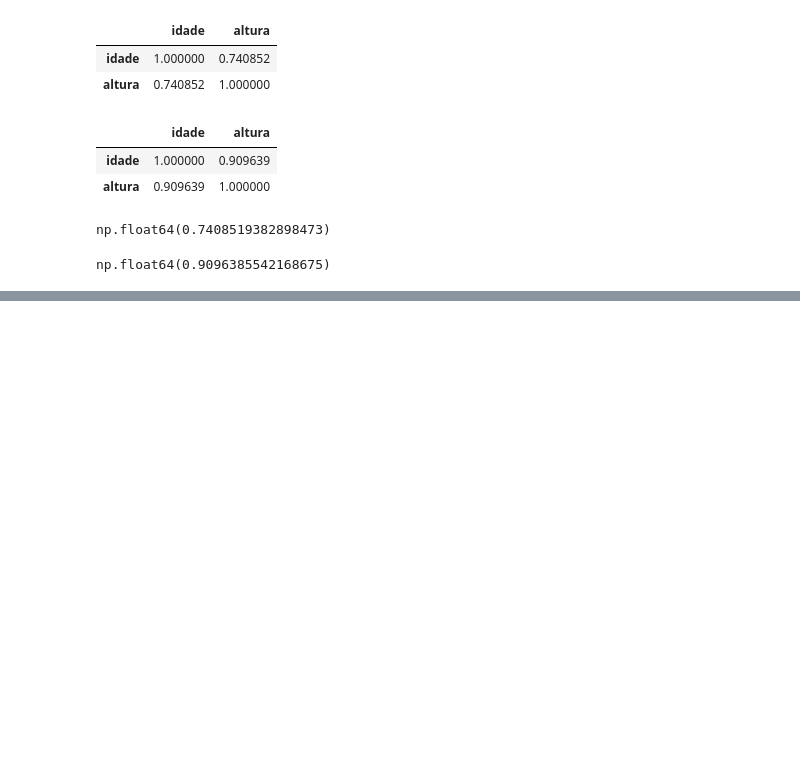
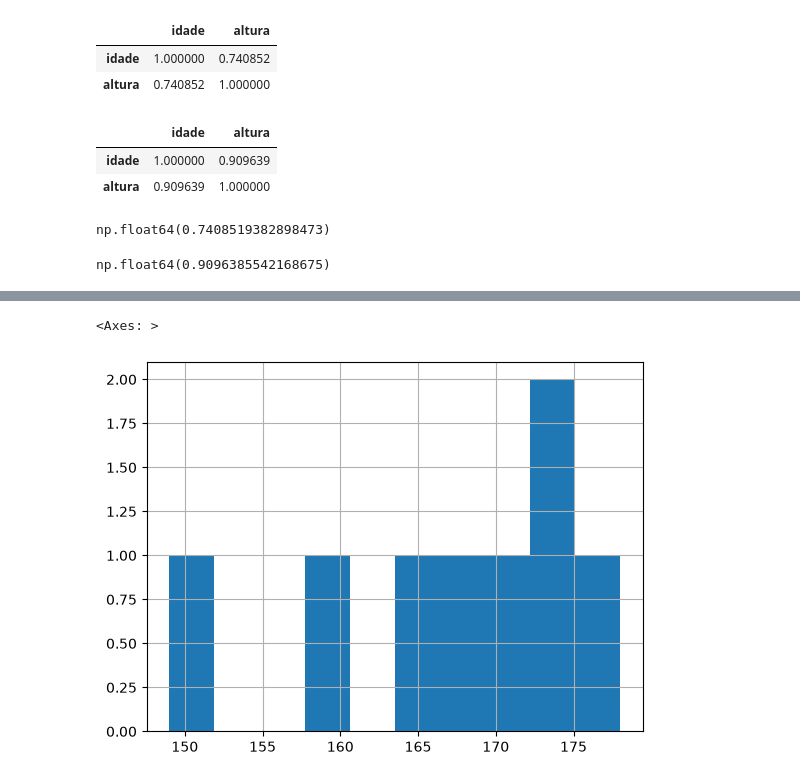
Before and after one commit to lucasmarques07/data-analyst-course, a Jupyter notebook: 7-estatistica/estatistica.ipynb, the cells around one changed output, grey strips where cells are left out. Saved outputs shown, nothing was run; the diff lists cells and outputs as text; code cells hidden in the pictures; blank space fills up the shorter version.

```diff
--- a/7-estatistica/estatistica.ipynb
+++ b/7-estatistica/estatistica.ipynb
@@ -158,0 +166,5 @@ np.float64(0.9096385542168675)
+# %%
+df["altura"].hist()
+# %% [output]
+<Axes: >
+[figure, added]
```
Also changed, not shown: parts of 14 cells of this notebook.
